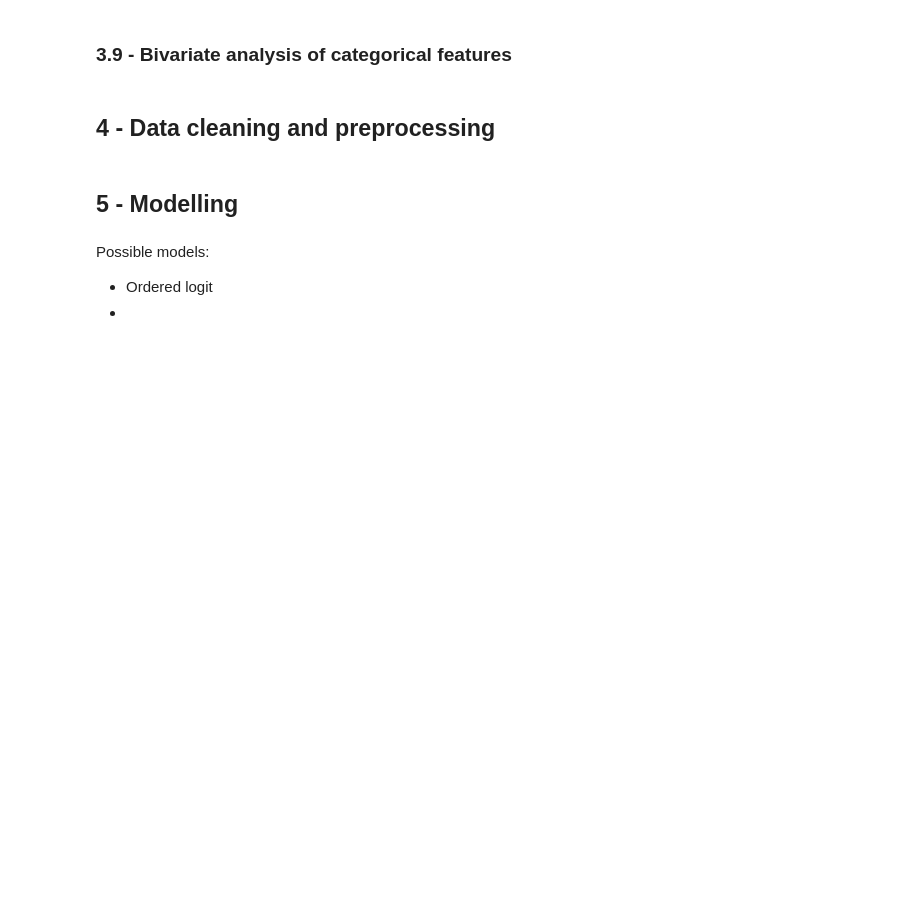
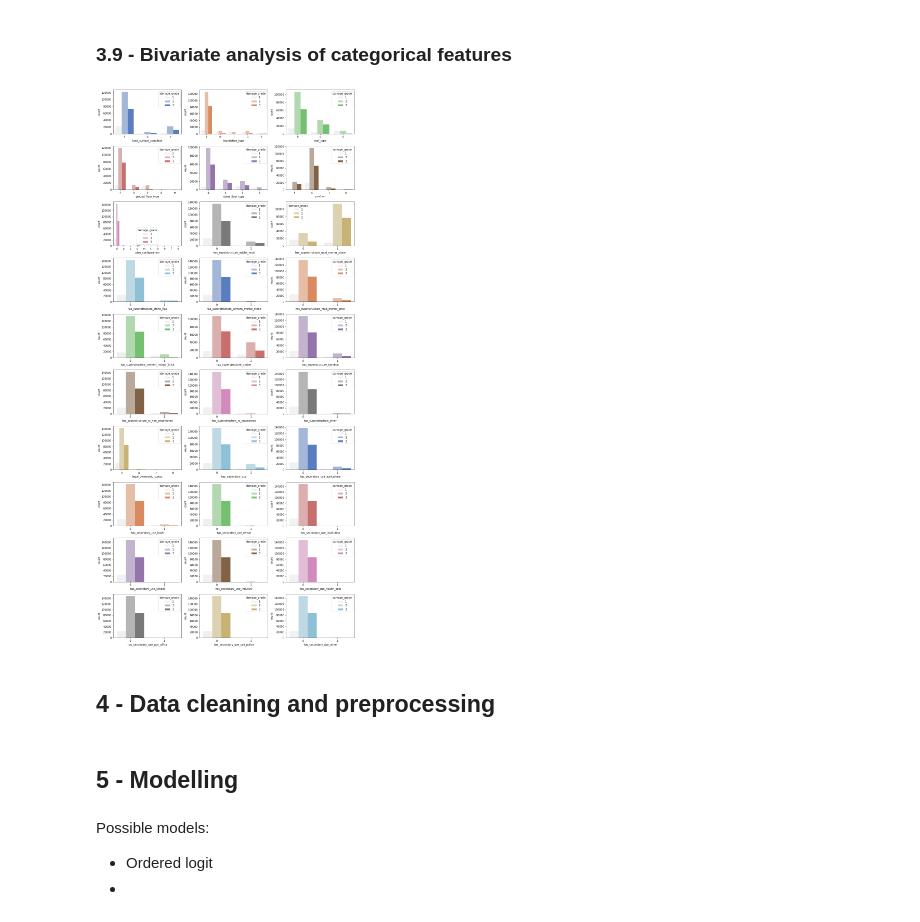
Before and after one commit to patohdzs/datadventures, a Jupyter notebook: how-bad-did-it-shake/earthquakes.ipynb, the cells around one changed output. Saved outputs shown, nothing was run; the diff lists cells and outputs as text; code cells hidden in the pictures; blank space fills up the shorter version.

```diff
--- a/how-bad-did-it-shake/earthquakes.ipynb
+++ b/how-bad-did-it-shake/earthquakes.ipynb
@@ -341,5 +380,17 @@ plt.tight_layout()
 # %% [markdown]
 ### 3.9 - Bivariate analysis of categorical features
+# %%
+fig, axs = plt.subplots(10, 3)
+fig.set_size_inches(14, 30)
+for i in range(len(cat_feats)):
+    sns.countplot(x=data[cat_feats].iloc[:, i].dropna(),
+                  hue=data['damage_grade'],
+                  ax=axs[i//3, i % 3],
+                  color=standard_palette[i])
+
+plt.tight_layout()
+# %% [output]
+[figure, added]
 # %% [markdown]
 ## 4 - Data cleaning and preprocessing
 # %% [markdown]
```
Also changed, not shown: parts of 3 cells of this notebook.
